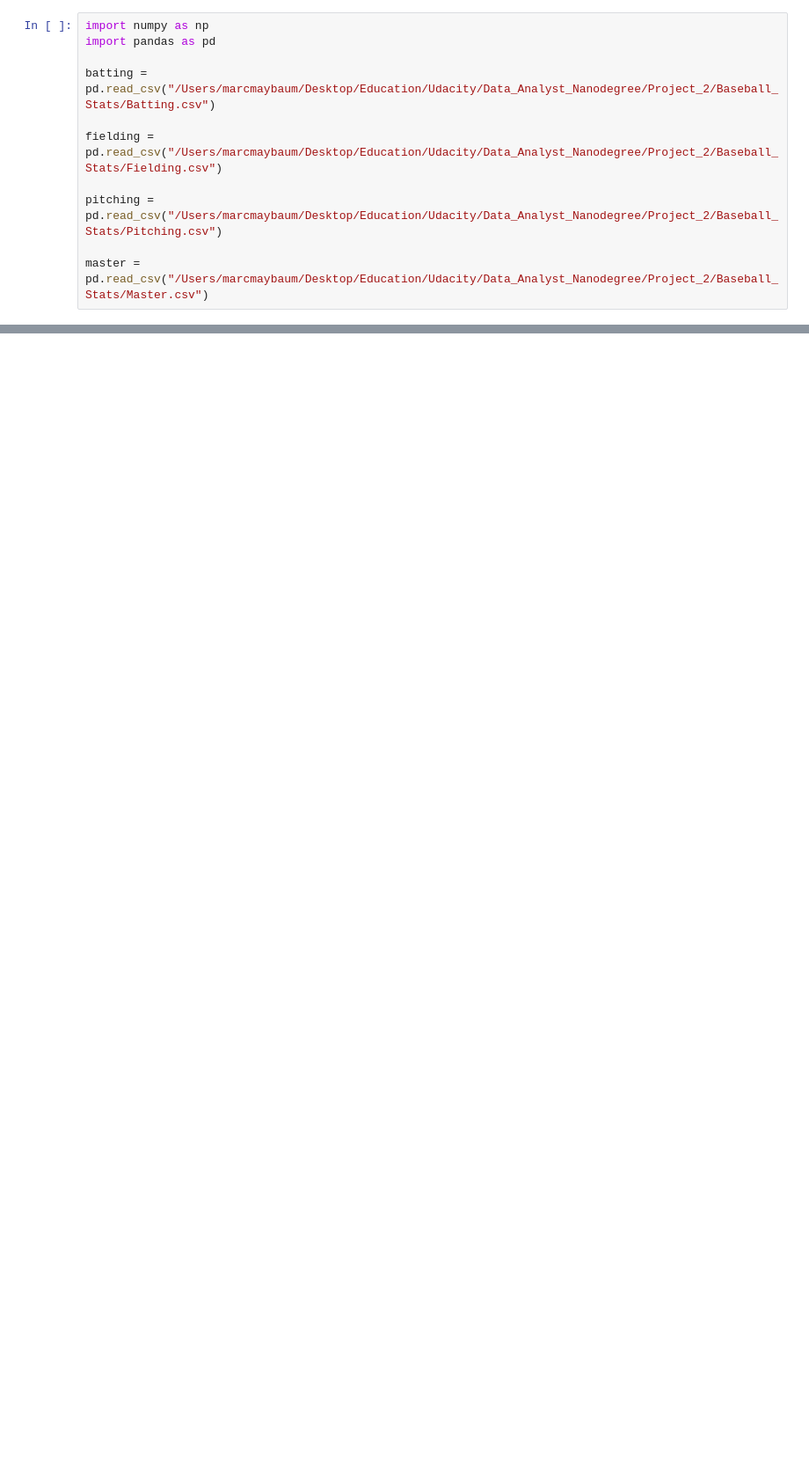
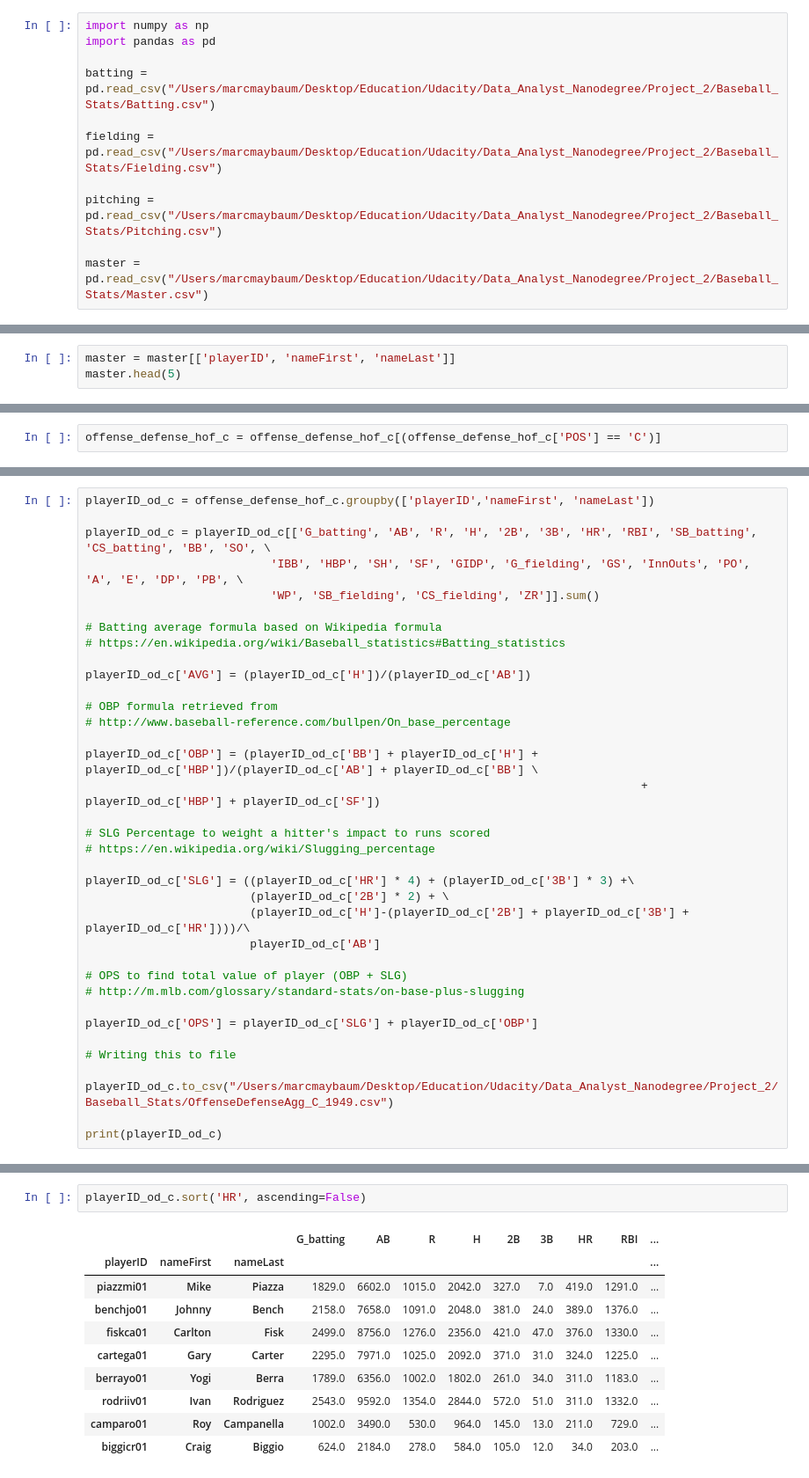
Before and after one commit to marcmaybaum/DA_Nanodegree, a Jupyter notebook: Project_2/Project2_MM.ipynb, the cells around one changed output, grey strips where cells are left out. Shown at 88% size. Saved outputs shown, nothing was run; the diff lists cells and outputs as text; blank space fills up the shorter version.

```diff
--- a/Project_2/Project2_MM.ipynb
+++ b/Project_2/Project2_MM.ipynb
@@ -174,0 +59,3 @@ weight
+# %%
+master = master[['playerID', 'nameFirst', 'nameLast']]
+master.head(5)
@@ -174,0 +116,2 @@ weight
+# %%
+offense_defense_hof_c = offense_defense_hof_c[(offense_defense_hof_c['POS'] == 'C')]
@@ -174,0 +215,36 @@ weight
+# %%
+playerID_od_c = offense_defense_hof_c.groupby(['playerID','nameFirst', 'nameLast'])
+
+playerID_od_c = playerID_od_c[['G_batting', 'AB', 'R', 'H', '2B', '3B', 'HR', 'RBI', 'SB_batting', 'CS_batting', 'BB', 'SO', \
+                           'IBB', 'HBP', 'SH', 'SF', 'GIDP', 'G_fielding', 'GS', 'InnOuts', 'PO', 'A', 'E', 'DP', 'PB', \
+                           'WP', 'SB_fielding', 'CS_fielding', 'ZR']].sum()
+
+# Batting average formula based on Wikipedia formula
+# https://en.wikipedia.org/wiki/Baseball_statistics#Batting_statistics
+
+playerID_od_c['AVG'] = (playerID_od_c['H'])/(playerID_od_c['AB'])
+
+# OBP formula retrieved from
+# http://www.baseball-reference.com/bullpen/On_base_percentage
+
+playerID_od_c['OBP'] = (playerID_od_c['BB'] + playerID_od_c['H'] + playerID_od_c['HBP'])/(playerID_od_c['AB'] + playerID_od_c['BB'] \
+                                                                                 + playerID_od_c['HBP'] + playerID_od_c['SF'])
+
+# SLG Percentage to weight a hitter's impact to runs scored
+# https://en.wikipedia.org/wiki/Slugging_percentage
+
+playerID_od_c['SLG'] = ((playerID_od_c['HR'] * 4) + (playerID_od_c['3B'] * 3) +\
+                        (playerID_od_c['2B'] * 2) + \
+                        (playerID_od_c['H']-(playerID_od_c['2B'] + playerID_od_c['3B'] + playerID_od_c['HR'])))/\
+                        playerID_od_c['AB']
+
+# OPS to find total value of player (OBP + SLG)
+# http://m.mlb.com/glossary/standard-stats/on-base-plus-slugging
+
+playerID_od_c['OPS'] = playerID_od_c['SLG'] + playerID_od_c['OBP']
+
+# Writing this to file
+
+playerID_od_c.to_csv("/Users/marcmaybaum/Desktop/Education/Udacity/Data_Analyst_Nanodegree/Project_2/Baseball_Stats/OffenseDefenseAgg_C_1949.csv")
+
+print(playerID_od_c)
@@ -174,0 +282,13 @@ weight
+# %%
+playerID_od_c.sort('HR', ascending=False)
+# %% [output]
+|  |  |  | G_batting | AB | R | H | 2B | 3B | HR | RBI | ... |
+| playerID | nameFirst | nameLast |  |  |  |  |  |  |  |  | ... |
+| piazzmi01 | Mike | Piazza | 1829.0 | 6602.0 | 1015.0 | 2042.0 | 327.0 | 7.0 | 419.0 | 1291.0 | ... |
+| benchjo01 | Johnny | Bench | 2158.0 | 7658.0 | 1091.0 | 2048.0 | 381.0 | 24.0 | 389.0 | 1376.0 | ... |
+| fiskca01 | Carlton | Fisk | 2499.0 | 8756.0 | 1276.0 | 2356.0 | 421.0 | 47.0 | 376.0 | 1330.0 | ... |
+| cartega01 | Gary | Carter | 2295.0 | 7971.0 | 1025.0 | 2092.0 | 371.0 | 31.0 | 324.0 | 1225.0 | ... |
+| berrayo01 | Yogi | Berra | 1789.0 | 6356.0 | 1002.0 | 1802.0 | 261.0 | 34.0 | 311.0 | 1183.0 | ... |
+| rodriiv01 | Ivan | Rodriguez | 2543.0 | 9592.0 | 1354.0 | 2844.0 | 572.0 | 51.0 | 311.0 | 1332.0 | ... |
+| camparo01 | Roy | Campanella | 1002.0 | 3490.0 | 530.0 | 964.0 | 145.0 | 13.0 | 211.0 | 729.0 | ... |
+| biggicr01 | Craig | Biggio | 624.0 | 2184.0 | 278.0 | 584.0 | 105.0 | 12.0 | 34.0 | 203.0 | ... |
```
Also changed, not shown: parts of 63 cells of this notebook.
